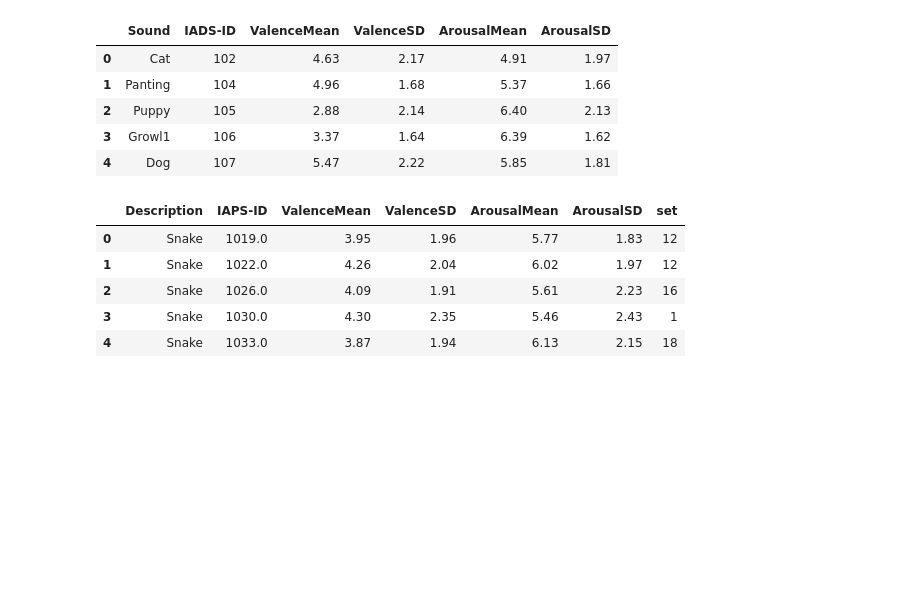
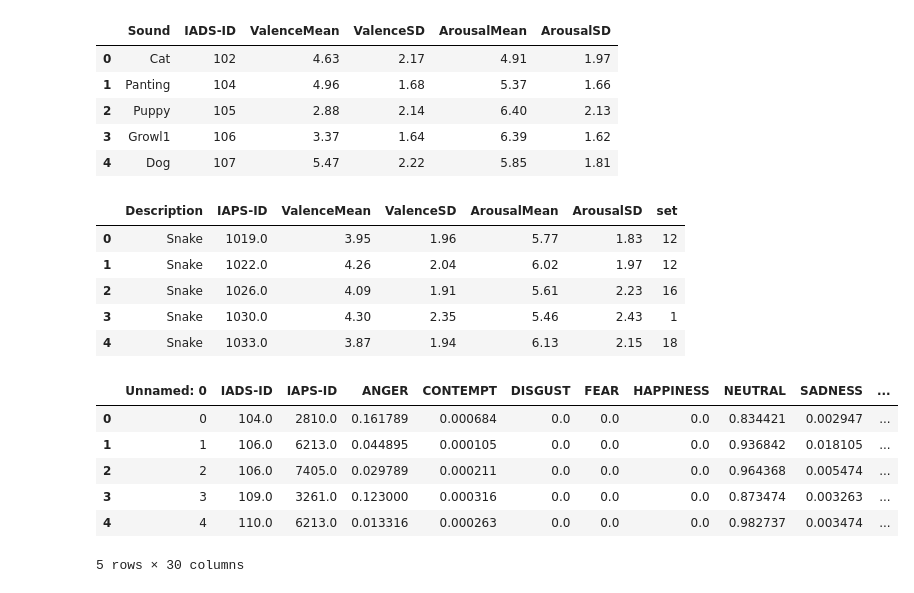
Before and after one commit to Warzecha/BIRAFFE-Emotion-Analysis, a Jupyter notebook: preprocessing.ipynb, the cells around one changed output. Drawn from its saved outputs; the diff is of its cells as text; code cells hidden in the pictures; blank space fills up the shorter version.

```diff
--- a/preprocessing.ipynb
+++ b/preprocessing.ipynb
@@ -20,18 +27,0 @@ def handle_arousal (row):
-# %%
-
-answer_data = pd.read_csv(f'BIRAFFE-procedure/BIRAFFE-procedure/SUB1107-Procedure.csv', sep=";")
-answer_data = answer_data[["IADS-ID", "IAPS-ID", "WIDGET-TYPE", "ANS", "ANS-TIME"]]
-
-
-answer_data["EMO-ANS"] = 0
-answer_data["AROUSAL-ANS"] = 0
-answer_data["VALENCE-ANS"] = 0
-
-answer_data.loc[answer_data['WIDGET-TYPE'] == "emoscale1", 'EMO-ANS'] = answer_data["ANS"]
-# answer_data.loc[answer_data['WIDGET-TYPE'] == "emospace1", 'VALENCE-ANS'] =
-# answer_data.loc[answer_data['WIDGET-TYPE'] == "emospace1", 'AROUSAL-ANS'] = answer_regex.match(answer_data[answer_data['WIDGET-TYPE'] == 'emospace1'].iloc[0]["ANS"])[2]
-
-df['VALENCE-ANS'] = df.apply (lambda row: label_race(row), axis=1)
-# answer_regex.match(answer_data[answer_data['WIDGET-TYPE'] == 'emospace1'].iloc[0]["ANS"])[1]
-
-answer_data.head()
@@ -129,3 +121,13 @@ for filename in all_files:
 
 all_dfs = pd.concat(li, axis=0, ignore_index=True)
 all_dfs.to_csv('preprocessed/ALL-DATA.csv')
+# %%
+all_dfs.head()
+# %% [output]
+|  | Unnamed: 0 | IADS-ID | IAPS-ID | ANGER | CONTEMPT | DISGUST | FEAR | HAPPINESS | NEUTRAL | SADNESS | ... |
+| 0 | 0 | 104.0 | 2810.0 | 0.161789 | 0.000684 | 0.0 | 0.0 | 0.0 | 0.834421 | 0.002947 | ... |
+| 1 | 1 | 106.0 | 6213.0 | 0.044895 | 0.000105 | 0.0 | 0.0 | 0.0 | 0.936842 | 0.018105 | ... |
+| 2 | 2 | 106.0 | 7405.0 | 0.029789 | 0.000211 | 0.0 | 0.0 | 0.0 | 0.964368 | 0.005474 | ... |
+| 3 | 3 | 109.0 | 3261.0 | 0.123000 | 0.000316 | 0.0 | 0.0 | 0.0 | 0.873474 | 0.003263 | ... |
+| 4 | 4 | 110.0 | 6213.0 | 0.013316 | 0.000263 | 0.0 | 0.0 | 0.0 | 0.982737 | 0.003474 | ... |
+5 rows × 30 columns
```
Also changed, not shown: parts of 6 cells of this notebook, 4 other files.
